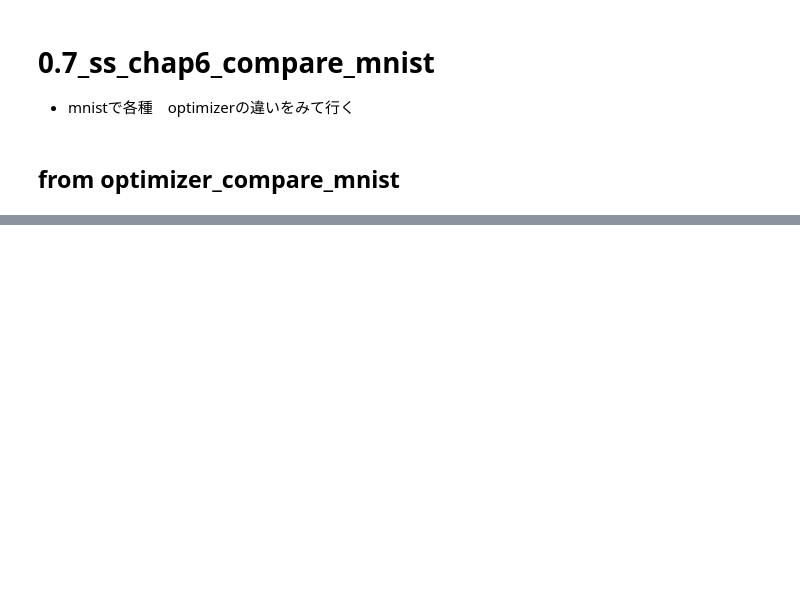
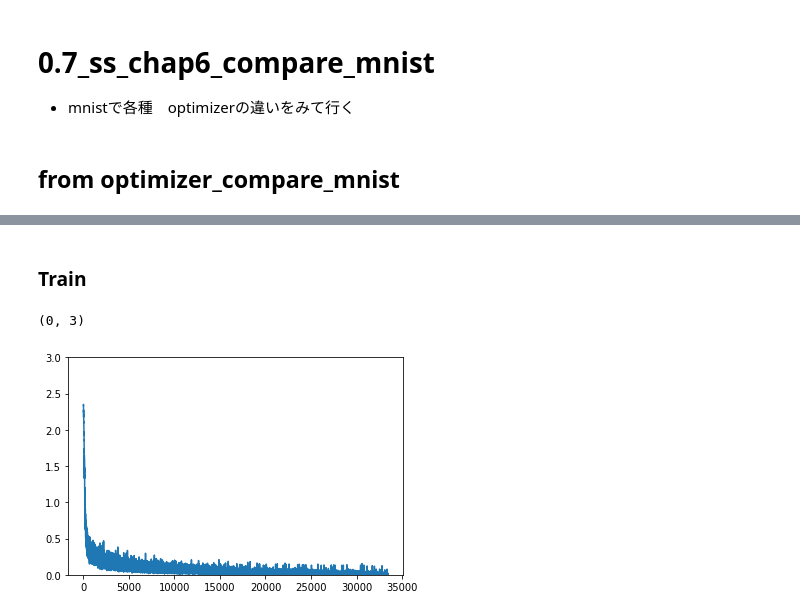
Before and after one commit to banbiossa/deep-learning-from-scrach, a Jupyter notebook: notebooks/0.7_ss_chap6_mnist_compare.ipynb, the cells around one changed output, grey strips where cells are left out. Drawn from its saved outputs; the diff is of its cells as text; code cells hidden in the pictures; blank space fills up the shorter version.

Commit message:
finish optimizers

```diff
--- a/notebooks/0.7_ss_chap6_mnist_compare.ipynb
+++ b/notebooks/0.7_ss_chap6_mnist_compare.ipynb
@@ -30,0 +84,8 @@ logger = logging.getLogger()
+# %%
+network = MultiLayerNet(input_size=784,
+                        hidden_size_list=[100, 100, 100, 100],
+                       output_size=10)
+# %%
+train_loss = []
+# %% [markdown]
+### Train
@@ -30,0 +96,2 @@ logger = logging.getLogger()
+# %%
+progress_at = 100
@@ -30,0 +138,25 @@ logger = logging.getLogger()
+# %%
+with tqdm(total=int(max_iterations/progress_at),
+          file=sys.stdout) as pbar:
+        for i in range(max_iterations):
+                # pbar.set_description(f"Iter {i}")
+                if (i % progress_at) == 0:
+                        pbar.update(1)
+
+                # get batch
+                batch_mask = np.random.choice(train_size, batch_size)
+                x_batch = x_train[batch_mask]
+                t_batch = t_train[batch_mask]
+
+                grads = network.gradient(x_batch, t_batch)
+                optimizer.update(network.params, grads)
+
+                loss = network.loss(x_batch, t_batch)
+                train_loss.append(loss)
+# %%
+x = np.arange(len(train_loss))
+plt.plot(x, train_loss)
+plt.ylim(0, 3)
+# %% [output]
+(0, 3)
+[figure, added]
```
Also changed, not shown: parts of 21 cells of this notebook, 2 other files.
